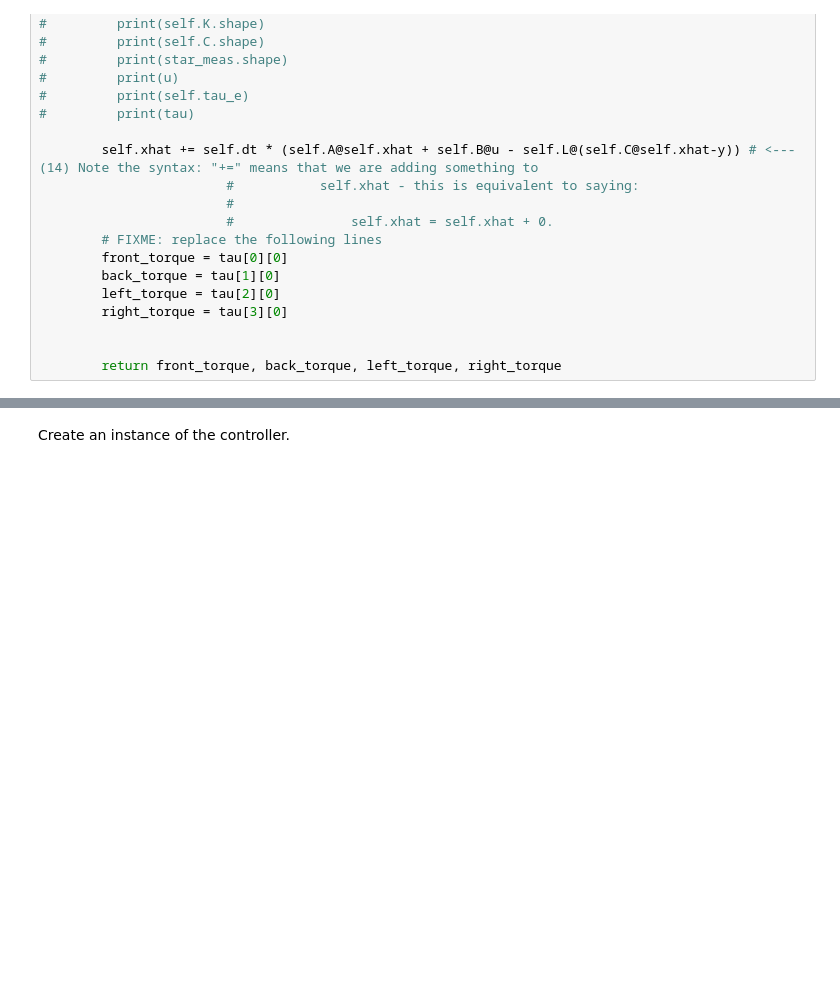
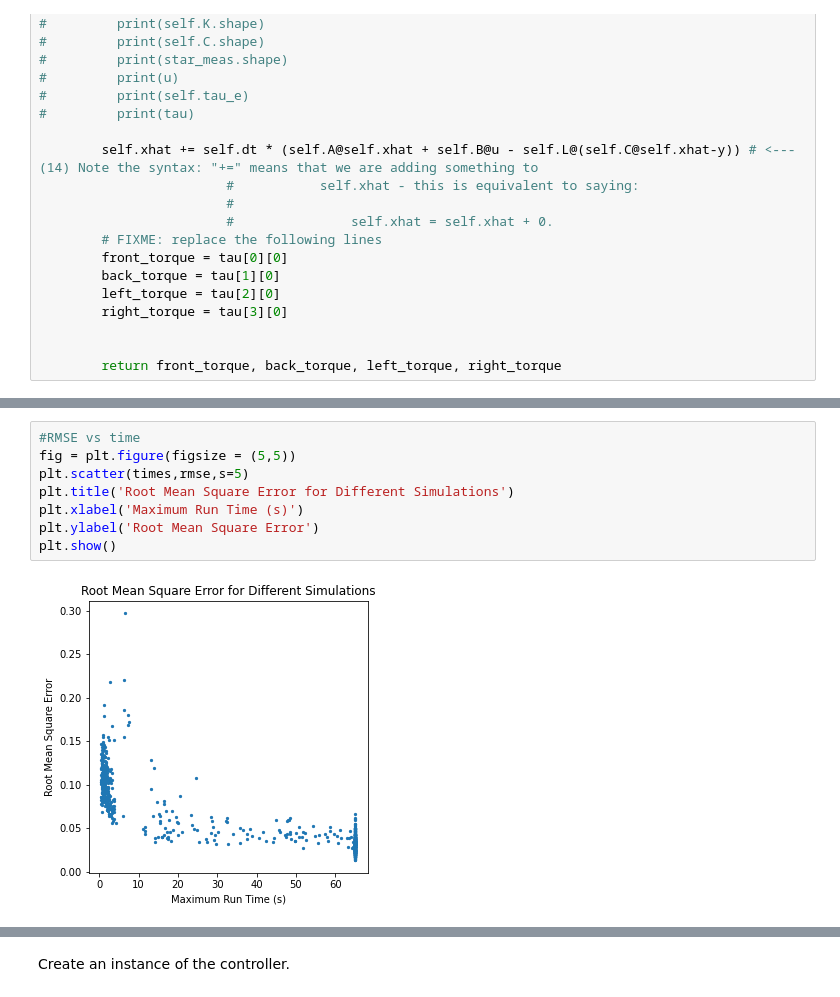
Before and after one commit to Zoinkadoinka/AE353, a Jupyter notebook: SpacecraftDP - April1- Noor.ipynb, the cells around one changed output, grey strips where cells are left out. Saved outputs shown, nothing was run; the diff lists cells and outputs as text; blank space fills up the shorter version.

```diff
--- a/SpacecraftDP - April1- Noor.ipynb
+++ b/SpacecraftDP - April1- Noor.ipynb
@@ -758,0 +719,10 @@ ax.scatter3D(initial_yaws, initial_pitches, initial_rolls, c=times)
+# %%
+#RMSE vs time
+fig = plt.figure(figsize = (5,5))
+plt.scatter(times,rmse,s=5)
+plt.title('Root Mean Square Error for Different Simulations')
+plt.xlabel('Maximum Run Time (s)')
+plt.ylabel('Root Mean Square Error')
+plt.show()
+# %% [output]
+[figure, added]
```
Also changed, not shown: parts of 24 cells of this notebook.
